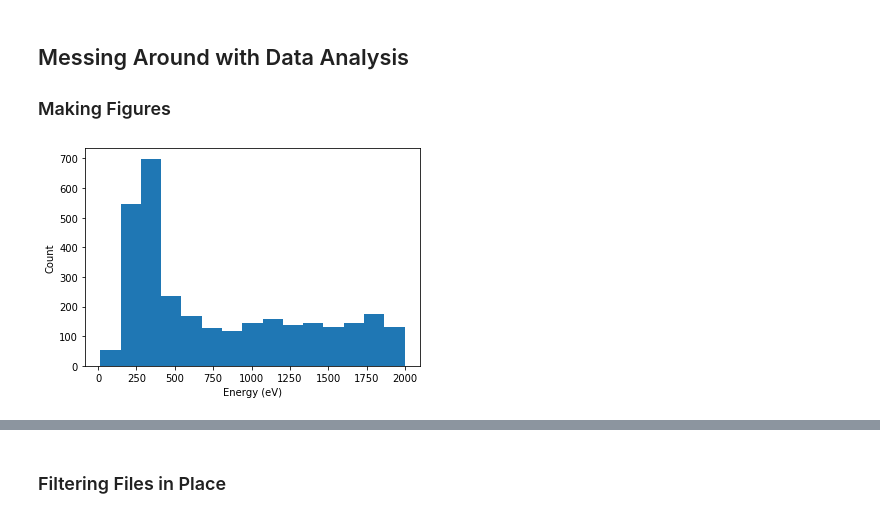
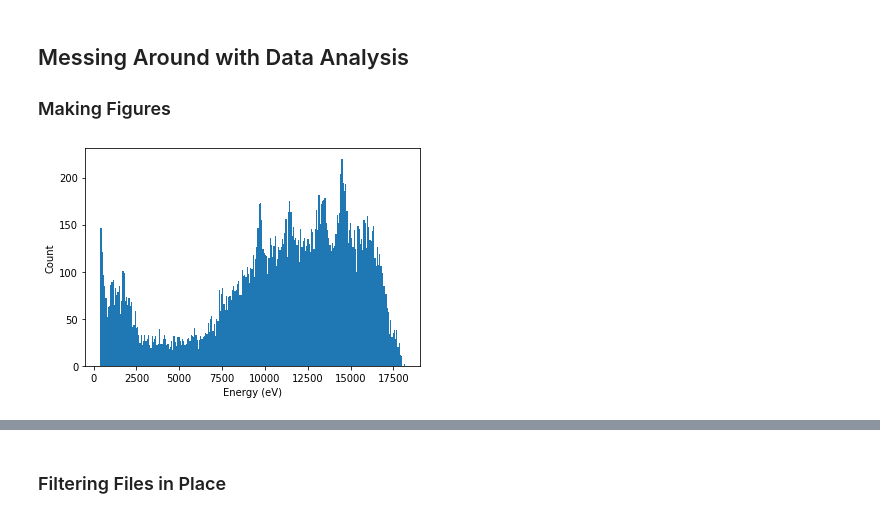
Before and after one commit to Optimal-Joke/Coreshine, a Jupyter notebook: Data File Info.ipynb, the cells around one changed output, grey strips where cells are left out. Drawn from its saved outputs; the diff is of its cells as text; code cells hidden in the pictures.

```diff
--- a/Data File Info.ipynb
+++ b/Data File Info.ipynb
@@ -82,15 +84,15 @@ e_bands = [energy_0_2000, energy_2000_4000, energy_4000_8000, energy_8000_16000]
 # %%
 evt_data = fits.getdata(chandra_sample)
 energy = evt_data["energy"]
-min_thresh = energy>=0
-max_thresh = energy<2000
+min_thresh = energy>=400
+max_thresh = energy<25000
 e_band = energy[min_thresh & max_thresh]
-plt.hist(e_band, bins='auto')
+plt.hist(e_band, bins=250)
 plt.xlabel("Energy (eV)")
 plt.ylabel("Count")
 plt.show()
 # %% [output]
-[figure, old version]
+[figure, new version]
 # %%
 energy_hist = plt.hist(energy_0_2000, bins=100)
 plt.xlabel("Energy (eV)")
```
Also changed, not shown: parts of 13 cells of this notebook, 2 other files.
